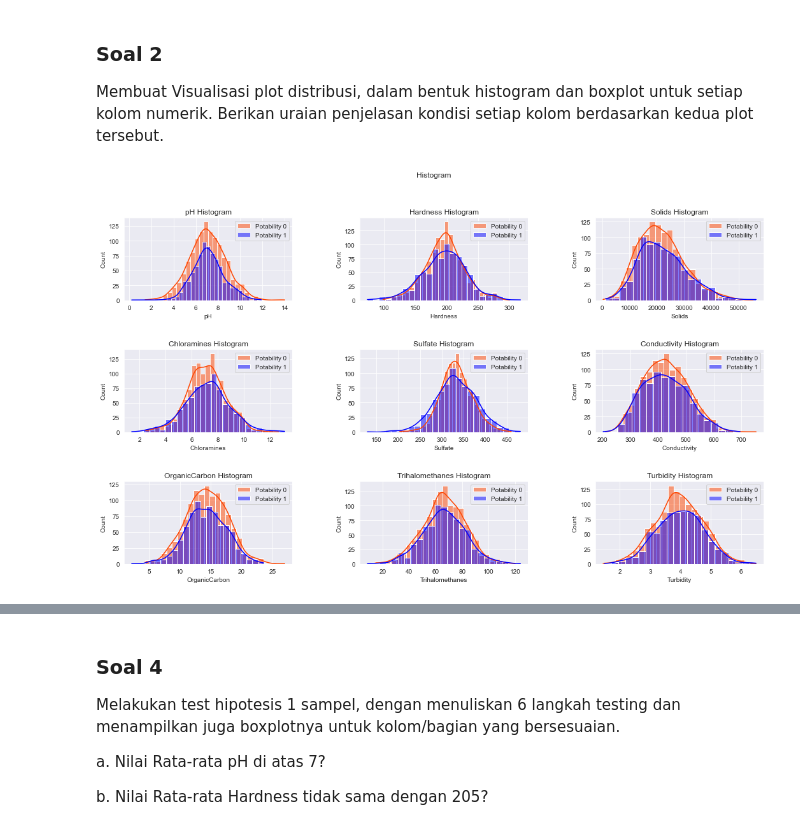
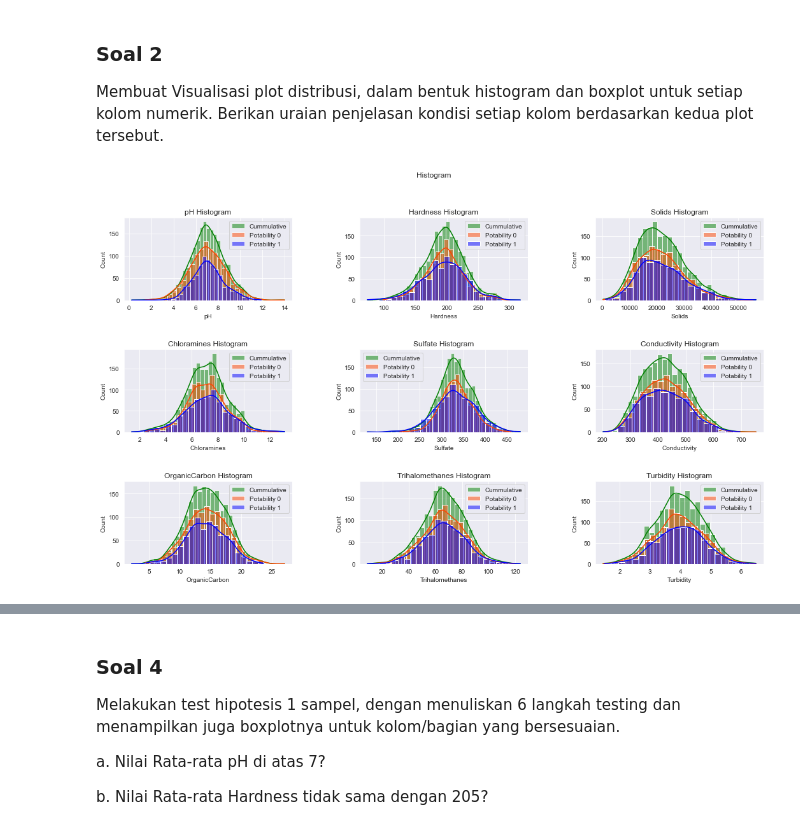
Before and after one commit to bryanbernigen/Tubes1_Probstat, a Jupyter notebook: main.ipynb, the cells around one changed output, grey strips where cells are left out. Saved outputs shown, nothing was run; the diff lists cells and outputs as text; code cells hidden in the pictures.

```diff
--- a/main.ipynb
+++ b/main.ipynb
@@ -122,23 +134,25 @@ tersebut.
 # %%
 sns.set_style("darkgrid")
 fig, axes = plt.subplots(3, 3, figsize=(18, 10))
 
 
 fig.suptitle('Histogram')
 
 i=0
 for cols in df:
     if(df[cols].dtype in accepted_data_type):
         sns.color_palette("rocket_r", as_cmap=True)
-        sns.histplot(ax=axes[i//3, i % 3], data=df0, x=cols, color="orangered", label="Potability 0", kde=True).set_title(cols + " Histogram")
+        sns.histplot(ax=axes[i//3, i % 3], data=df, x=cols,color = 'green' ,label="Cummulative", kde=True).set_title(cols + " Histogram")
+        sns.histplot(ax=axes[i//3, i % 3], data=df0, x=cols, color="orangered", label="Potability 0", kde=True)
         sns.histplot(ax=axes[i//3, i % 3], data=df1, x=cols,color = 'blue' ,label="Potability 1", kde=True)
+
         axes[i//3, i % 3].legend()
         i += 1
 plt.subplots_adjust(hspace=0.6, wspace = 0.4)
 plt.legend()
 plt.show()
 # %% [output]
-[figure, old version]
+[figure, new version]
 # %%
 fig, axes = plt.subplots(3, 3, figsize=(18, 20))
 
```
Also changed, not shown: parts of 19 cells of this notebook.
